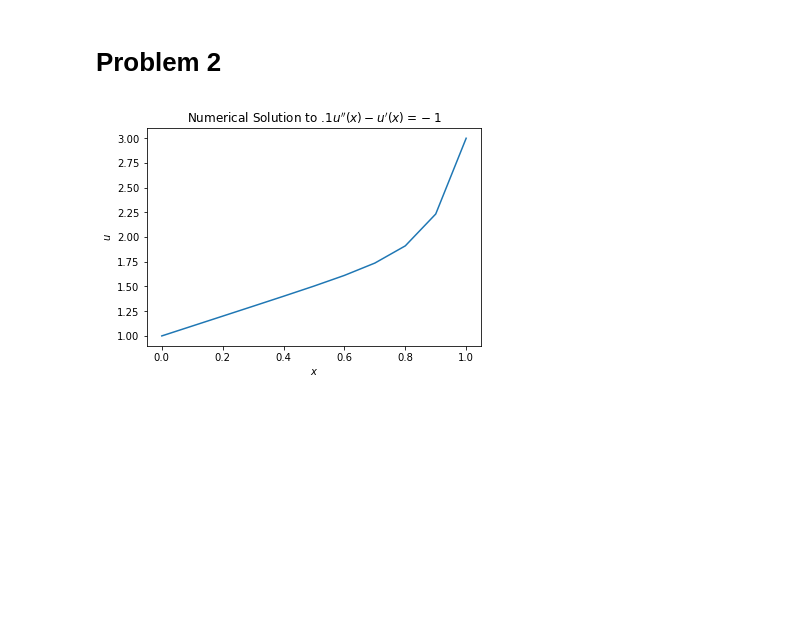
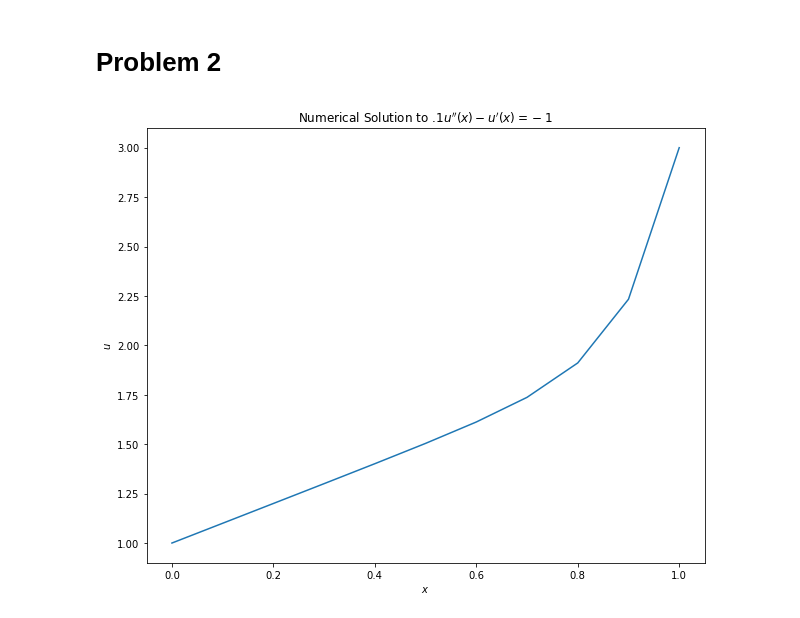
Before and after one commit to mattschaelling/acme_vol4, a Jupyter notebook: FiniteDifferenceMethod/finite_difference.ipynb, the cells around one changed output. Cells and saved outputs as stored; diff of their text form; code cells hidden in the pictures; blank space fills up the shorter version.

```diff
--- a/FiniteDifferenceMethod/finite_difference.ipynb
+++ b/FiniteDifferenceMethod/finite_difference.ipynb
@@ -40,30 +41,31 @@ plt.show()
 # %%
 # eps*u" - u' = f(x) := -1 for x in (0,1)
 alpha, beta, epsilon = 1, 3, .1
 a,b,n = 0,1,10
 x = np.linspace(a,b,n+1)
 h = x[1] - x[0]
 
 diag = np.diag(np.ones(n-2),1)*(epsilon - .5*h) \
         + np.diag(np.ones(n-1))*-2*epsilon \
         + np.diag(np.ones(n-2),-1)*(epsilon + .5*h)
 diag = diag*(1./(h**2))
 b = np.ones(n-1)*-1
 b[0] = b[0] - alpha*((epsilon + h*.5)/(h**2))
 b[-1] = b[-1] - beta*((epsilon - h*.5)/(h**2))
 Usub = la.solve(diag, b)
 U = np.ones(n+1)
 U[1:-1] = Usub
 U[0] = alpha
 U[-1] = beta
 
+plt.figure(figsize=(10,8))
 plt.plot(x, U)
 plt.rc('text', usetex=True)
 plt.title(r"Numerical Solution to $.1u''(x) - u'(x) = -1$")
 plt.xlabel(r'$x$')
 plt.ylabel(r'$u$')
 plt.rc('text', usetex=False)
 plt.plot()
 plt.show()
 # %% [output]
-[figure, old version]
+[figure, new version]
```
Also changed, not shown: parts of 10 cells of this notebook.
